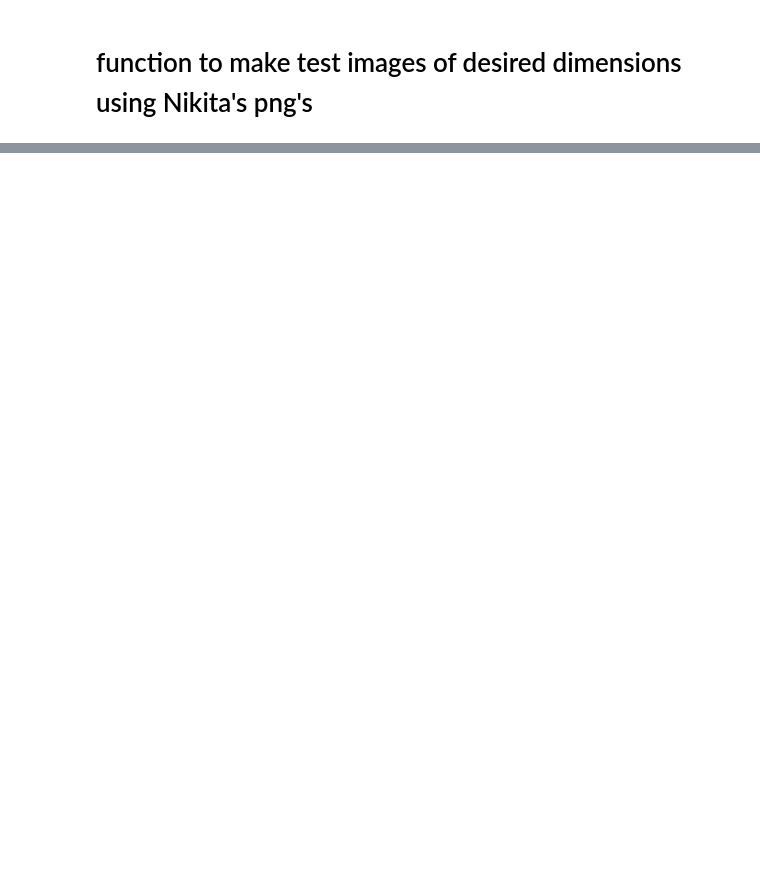
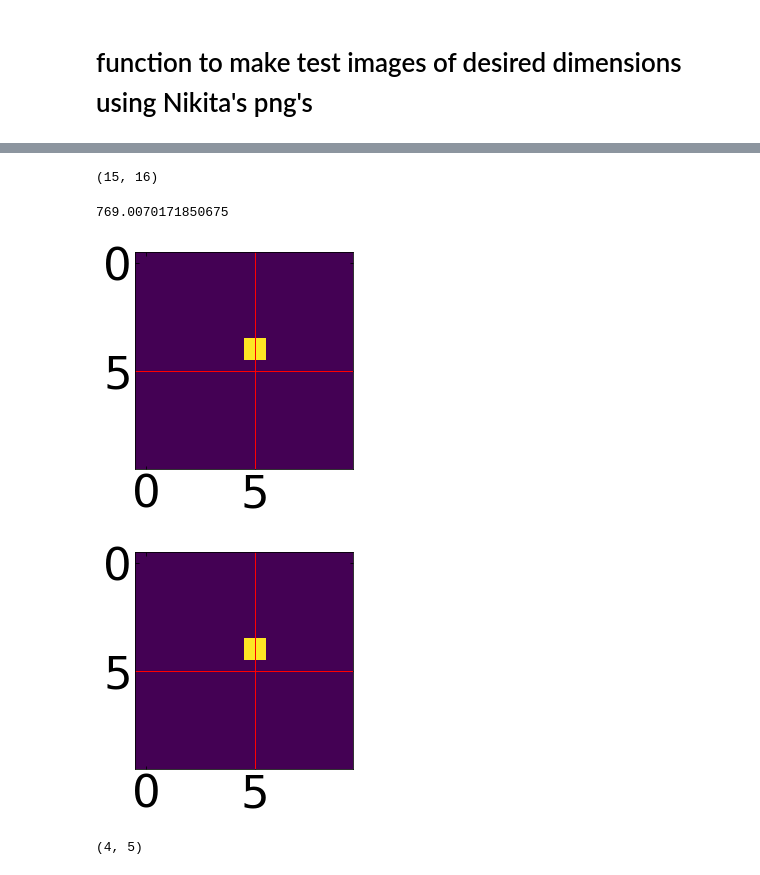
Before and after one commit to dsa110/dsa110-nsfrb, a Jupyter notebook: scripts/SearchAlgorithmTuning_V1.ipynb, the cells around one changed output, grey strips where cells are left out. Cells and saved outputs as stored; diff of their text form; code cells hidden in the pictures; blank space fills up the shorter version.

```diff
--- a/scripts/SearchAlgorithmTuning_V1.ipynb
+++ b/scripts/SearchAlgorithmTuning_V1.ipynb
@@ -181,0 +403,29 @@ subband_avg_1358.26_MHz.png
+# %%
+np.unravel_index(np.argmax(matched_filter_space(img,PSFimg).mean(3).sum(2)),(32,32))
+# %% [output]
+(15, 16)
+# %%
+matched_filter_space(img,PSFimg).mean(3).sum(2)[16,15]
+# %% [output]
+769.0070171850675
+# %%
+im1 = np.zeros((10,10))
+im2 = np.zeros((10,10))
+im1[4,5] = 1
+im2[4,4] = 1
+plt.figure()
+plt.imshow(im1)
+plt.axvline(5,color='red')
+plt.axhline(5,color='red')
+plt.show()
+
+plt.figure()
+plt.imshow(convolve2d(im1,im2,mode='same'))
+plt.axvline(5,color='red')
+plt.axhline(5,color='red')
+plt.show()
+np.unravel_index(np.argmax(convolve2d(im1,im2,mode='same').flatten()),(10,10))
+# %% [output]
+[figure, added]
+[figure, added]
+(4, 5)
```
Also changed, not shown: parts of 28 cells of this notebook, 27 other files.
